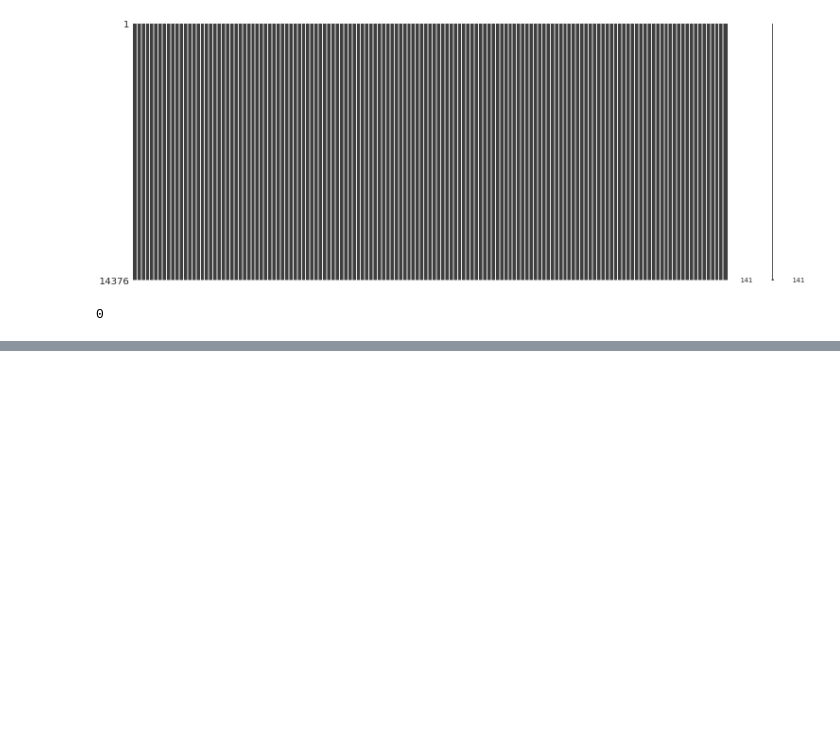
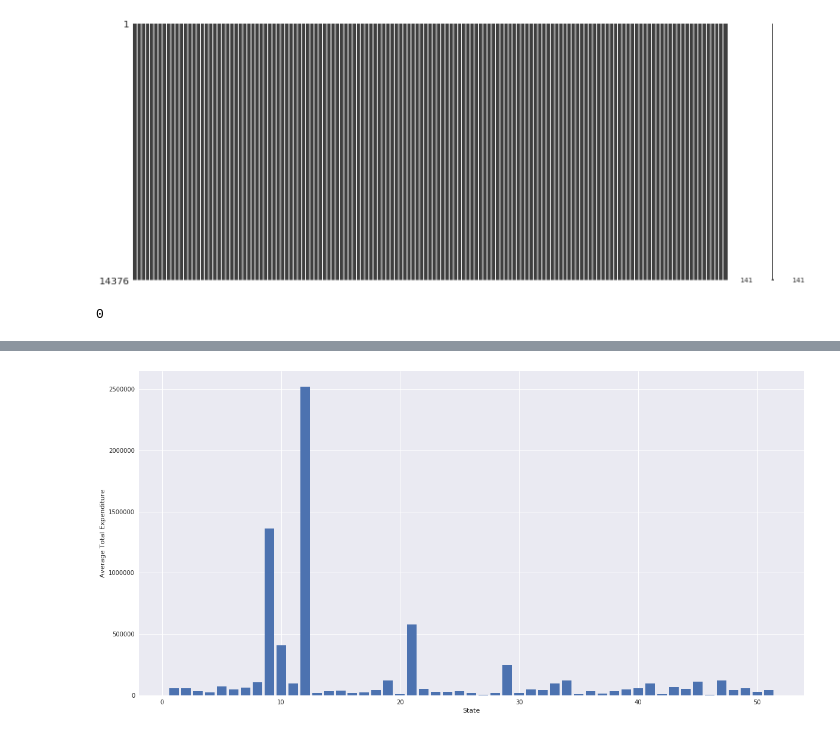
Before and after one commit to JustinMi/dsd-proj-1, a Jupyter notebook: proj1.ipynb, the cells around one changed output, grey strips where cells are left out. Saved outputs shown, nothing was run; the diff lists cells and outputs as text; code cells hidden in the pictures; blank space fills up the shorter version.

```diff
--- a/proj1.ipynb
+++ b/proj1.ipynb
@@ -169,0 +240,10 @@ for i in range(len(keys)):
+# %%
+state4, avgtotexp = zip(*avgtotexp_by_state(schools))
+
+plt.figure(figsize = (20, 10))
+plt.xlabel('State')
+plt.ylabel('Average Total Expenditure')
+plt.bar(state4, avgtotexp)
+plt.show()
+# %% [output]
+[figure, added]
```
Also changed, not shown: parts of 6 cells of this notebook, 1 other file.
